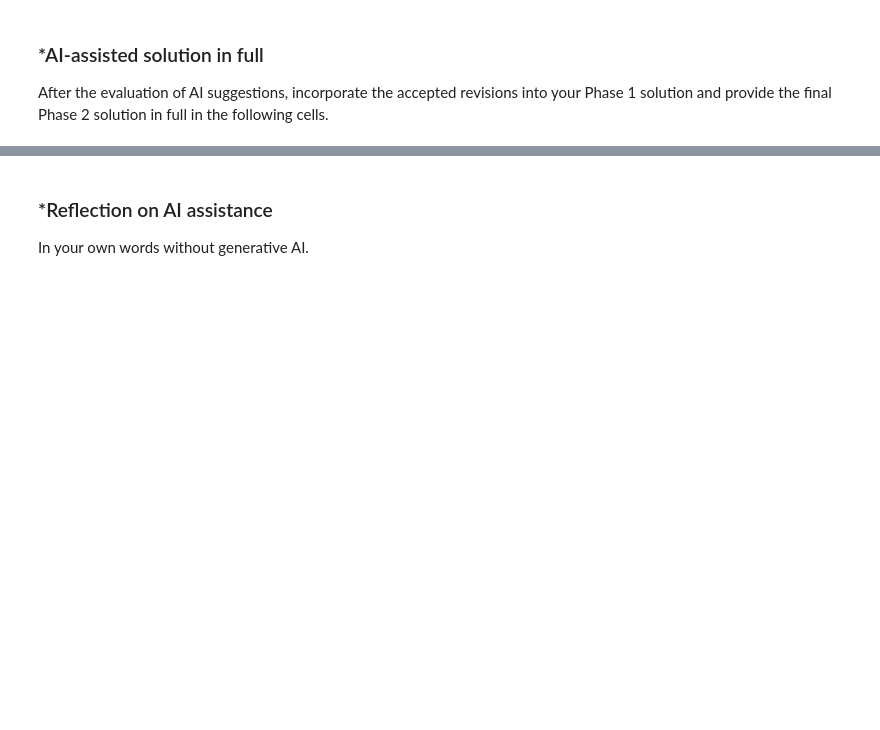
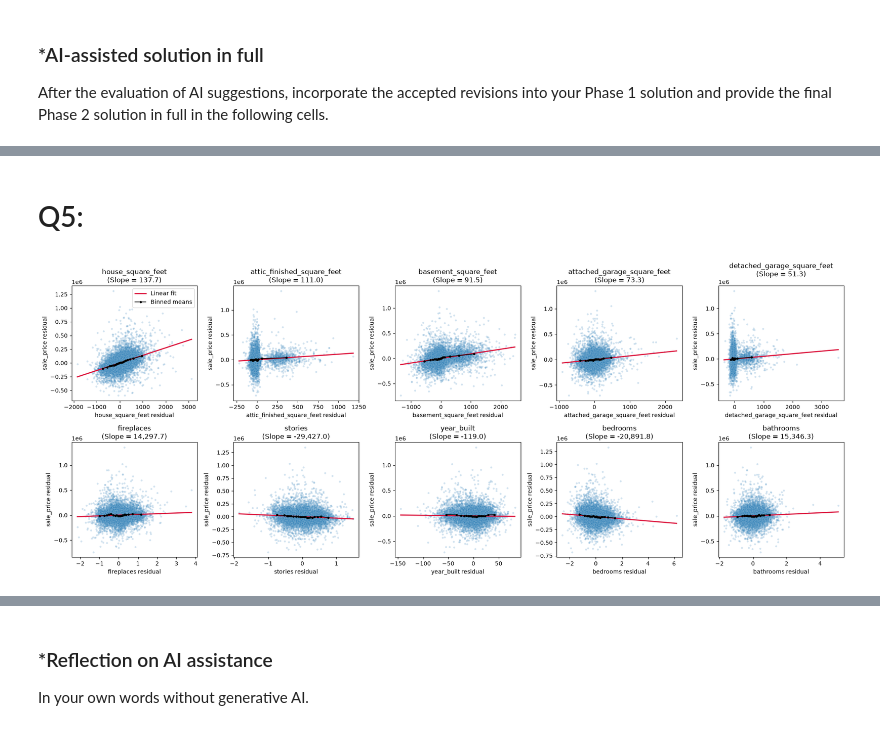
Before and after one commit to eloisemcdonough-tech/L02-hedonic-pricing, a Jupyter notebook: notebook.ipynb, the cells around one changed output, grey strips where cells are left out. Saved outputs shown, nothing was run; the diff lists cells and outputs as text; code cells hidden in the pictures; blank space fills up the shorter version.

Commit message:
Phase 2 Done

```diff
--- a/notebook.ipynb
+++ b/notebook.ipynb
@@ -725,0 +965,18 @@ After the evaluation of AI suggestions, incorporate the accepted revisions into
+# %%
+X_train, X_test, y_train, y_test = train_test_split(
+    X, y, test_size=0.2, random_state=100
+)
+
+print(
+    f'Training set shape: X_train = {X_train.shape}, y_train = {y_train.shape}'
+)
+print(
+    f'Test set shape:     X_test  = {X_test.shape},  y_test  = {y_test.shape}\n'
+)
+
+# PHASE 2 IMPROVEMENT 2a: Verify that training and test target distributions match closely
+split_check = pd.DataFrame({
+    'Train Sale Price ($)': y_train.describe(),
+    'Test Sale Price ($)': y_test.describe(),
+}).round(2)
+display(split_check)
@@ -725,0 +1068,57 @@ After the evaluation of AI suggestions, incorporate the accepted revisions into
+# %% [markdown]
+# Q5:
+# %%
+fig, axes = plt.subplots(2, 5, figsize=(20, 8))
+axes = axes.flatten()
+
+all_model4_cols = list(X_train.columns)
+
+for i, var in enumerate(clean_num_features):
+  other_vars = [c for c in all_model4_cols if c != var]
+
+  reg_y = LinearRegression().fit(X_train[other_vars], y_train)
+  res_y = y_train - reg_y.predict(X_train[other_vars])
+
+  reg_x = LinearRegression().fit(X_train[other_vars], X_train[var])
+  res_x = X_train[var] - reg_x.predict(X_train[other_vars])
+
+  reg_part = LinearRegression().fit(res_x.values.reshape(-1, 1), res_y)
+  slope = reg_part.coef_[0]
+
+  sns.scatterplot(x=res_x, y=res_y, alpha=0.2, ax=axes[i], s=12)
+  x_vals = np.linspace(res_x.min(), res_x.max(), 100)
+  axes[i].plot(
+      x_vals,
+      reg_part.predict(x_vals.reshape(-1, 1)),
+      color='crimson',
+      linewidth=2,
+      label='Linear fit',
+  )
+
+  bins = pd.qcut(res_x, q=20, duplicates='drop')
+  binned = (
+      pd.DataFrame({'res_x': res_x, 'res_y': res_y})
+      .groupby(bins, observed=True)
+      .mean()
+  )
+  axes[i].plot(
+      binned['res_x'],
+      binned['res_y'],
+      color='black',
+      marker='o',
+      markersize=3,
+      linewidth=1.2,
+      label='Binned means',
+  )
+
+  clean_label = var.replace('_clean', '')
+  # PHASE 2 IMPROVEMENT 3a: Display the exact partial slope in each subplot title
+  axes[i].set_title(f'{clean_label}\n(Slope = {slope:,.1f})')
+  axes[i].set_xlabel(f'{clean_label} residual')
+  axes[i].set_ylabel('sale_price residual')
+
+axes[0].legend()
+plt.tight_layout()
+plt.show()
+# %% [output]
+[figure, added]
```
Also changed, not shown: parts of 31 cells of this notebook.
